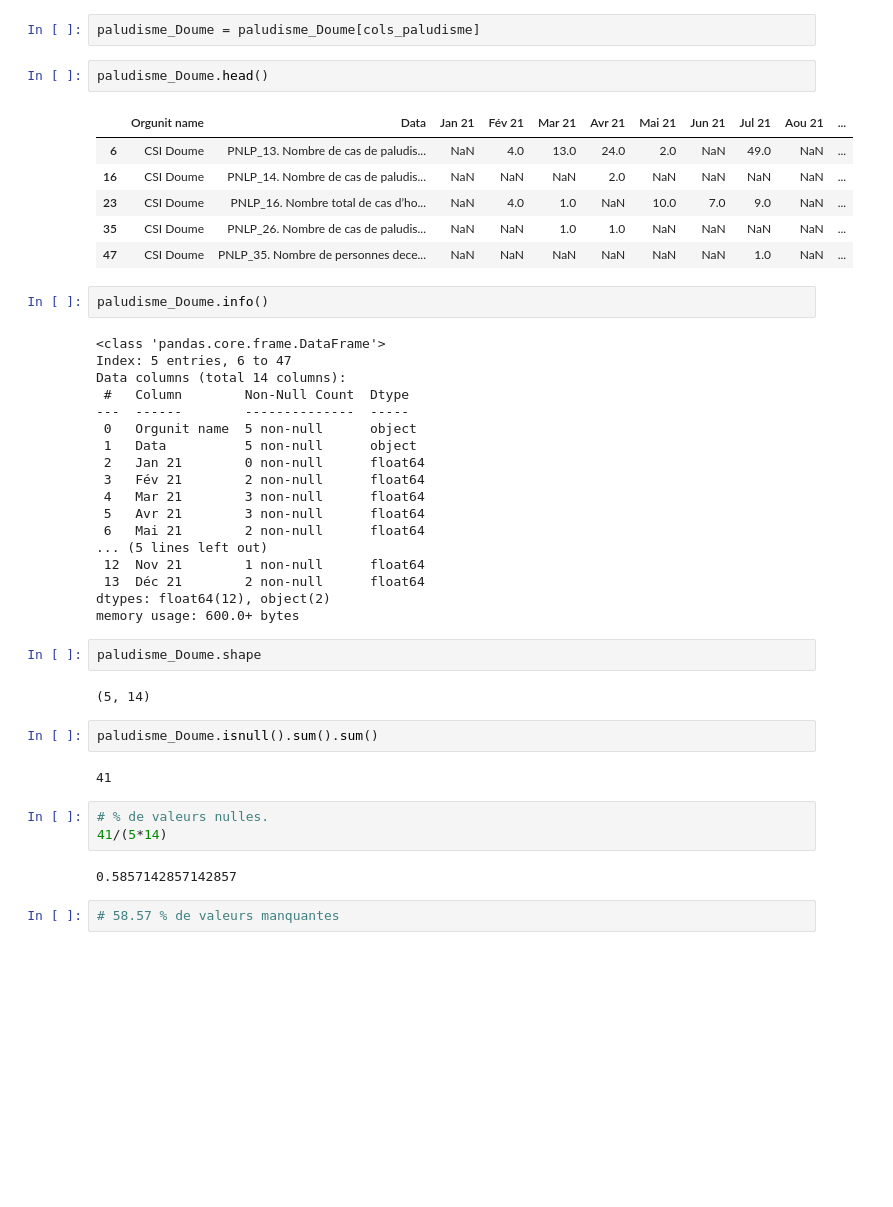
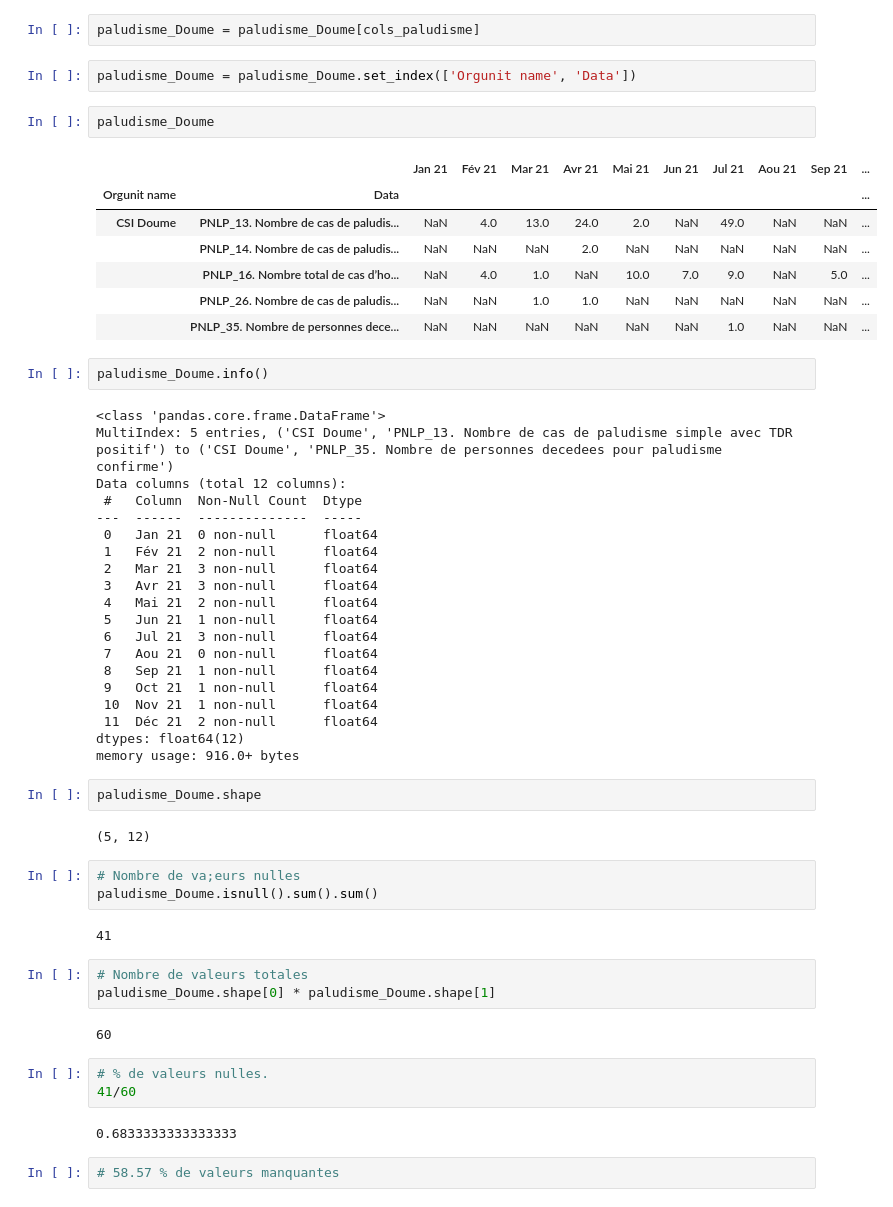
Before and after one commit to Djatche/qualite_donnees_district_sante_48h, a Jupyter notebook: data_quality_who_dq_tools_vs_python.ipynb, the cells around one changed output. Cells and saved outputs as stored; diff of their text form; blank space fills up the shorter version.

```diff
--- a/data_quality_who_dq_tools_vs_python.ipynb
+++ b/data_quality_who_dq_tools_vs_python.ipynb
@@ -51,48 +51,59 @@ paludisme_Doume
 cols_paludisme = ["Orgunit name", "Data", "Jan 21", "Fév 21", "Mar 21", "Avr 21", "Mai 21", "Jun 21", "Jul 21", "Aou 21", "Sep 21", "Oct 21", "Nov 21", "Déc 21"]
 # %%
 paludisme_Doume = paludisme_Doume[cols_paludisme]
+# %%
+paludisme_Doume = paludisme_Doume.set_index(['Orgunit name', 'Data'])
 # %%
-paludisme_Doume.head()
+paludisme_Doume
 # %% [output]
-|  | Orgunit name | Data | Jan 21 | Fév 21 | Mar 21 | Avr 21 | Mai 21 | Jun 21 | Jul 21 | Aou 21 | ... |
-| 6 | CSI Doume | PNLP_13. Nombre de cas de paludis... | NaN | 4.0 | 13.0 | 24.0 | 2.0 | NaN | 49.0 | NaN | ... |
-| 16 | CSI Doume | PNLP_14. Nombre de cas de paludis... | NaN | NaN | NaN | 2.0 | NaN | NaN | NaN | NaN | ... |
-| 23 | CSI Doume | PNLP_16. Nombre total de cas d’ho... | NaN | 4.0 | 1.0 | NaN | 10.0 | 7.0 | 9.0 | NaN | ... |
-| 35 | CSI Doume | PNLP_26. Nombre de cas de paludis... | NaN | NaN | 1.0 | 1.0 | NaN | NaN | NaN | NaN | ... |
-| 47 | CSI Doume | PNLP_35. Nombre de personnes dece... | NaN | NaN | NaN | NaN | NaN | NaN | 1.0 | NaN | ... |
+|  |  | Jan 21 | Fév 21 | Mar 21 | Avr 21 | Mai 21 | Jun 21 | Jul 21 | Aou 21 | Sep 21 | ... |
+| Orgunit name | Data |  |  |  |  |  |  |  |  |  | ... |
+| CSI Doume | PNLP_13. Nombre de cas de paludis... | NaN | 4.0 | 13.0 | 24.0 | 2.0 | NaN | 49.0 | NaN | NaN | ... |
+|  | PNLP_14. Nombre de cas de paludis... | NaN | NaN | NaN | 2.0 | NaN | NaN | NaN | NaN | NaN | ... |
+|  | PNLP_16. Nombre total de cas d’ho... | NaN | 4.0 | 1.0 | NaN | 10.0 | 7.0 | 9.0 | NaN | 5.0 | ... |
+|  | PNLP_26. Nombre de cas de paludis... | NaN | NaN | 1.0 | 1.0 | NaN | NaN | NaN | NaN | NaN | ... |
+|  | PNLP_35. Nombre de personnes dece... | NaN | NaN | NaN | NaN | NaN | NaN | 1.0 | NaN | NaN | ... |
 # %%
 paludisme_Doume.info()
 # %% [output]
 <class 'pandas.core.frame.DataFrame'>
-Index: 5 entries, 6 to 47
-Data columns (total 14 columns):
- #   Column        Non-Null Count  Dtype
----  ------        --------------  -----
- 0   Orgunit name  5 non-null      object
- 1   Data          5 non-null      object
- 2   Jan 21        0 non-null      float64
- 3   Fév 21        2 non-null      float64
- 4   Mar 21        3 non-null      float64
- 5   Avr 21        3 non-null      float64
- 6   Mai 21        2 non-null      float64
-... (5 lines left out)
- 12  Nov 21        1 non-null      float64
- 13  Déc 21        2 non-null      float64
-dtypes: float64(12), object(2)
-memory usage: 600.0+ bytes
+MultiIndex: 5 entries, ('CSI Doume', 'PNLP_13. Nombre de cas de paludisme simple avec TDR positif') to ('CSI Doume', 'PNLP_35. Nombre de personnes decedees pour paludisme confirme')
+Data columns (total 12 columns):
+ #   Column  Non-Null Count  Dtype
+---  ------  --------------  -----
+ 0   Jan 21  0 non-null      float64
+ 1   Fév 21  2 non-null      float64
+ 2   Mar 21  3 non-null      float64
+ 3   Avr 21  3 non-null      float64
+ 4   Mai 21  2 non-null      float64
+ 5   Jun 21  1 non-null      float64
+ 6   Jul 21  3 non-null      float64
+ 7   Aou 21  0 non-null      float64
+ 8   Sep 21  1 non-null      float64
+ 9   Oct 21  1 non-null      float64
+ 10  Nov 21  1 non-null      float64
+ 11  Déc 21  2 non-null      float64
+dtypes: float64(12)
+memory usage: 916.0+ bytes
 # %%
 paludisme_Doume.shape
 # %% [output]
-(5, 14)
+(5, 12)
 # %%
+# Nombre de va;eurs nulles
 paludisme_Doume.isnull().sum().sum()
 # %% [output]
 41
+# %%
+# Nombre de valeurs totales
+paludisme_Doume.shape[0] * paludisme_Doume.shape[1]
+# %% [output]
+60
 # %%
 # % de valeurs nulles.
-41/(5*14)
+41/60
 # %% [output]
-0.5857142857142857
+0.6833333333333333
 # %%
 # 58.57 % de valeurs manquantes
 # %%
```
Also changed, not shown: parts of 1 cell of this notebook, 2 other files.
